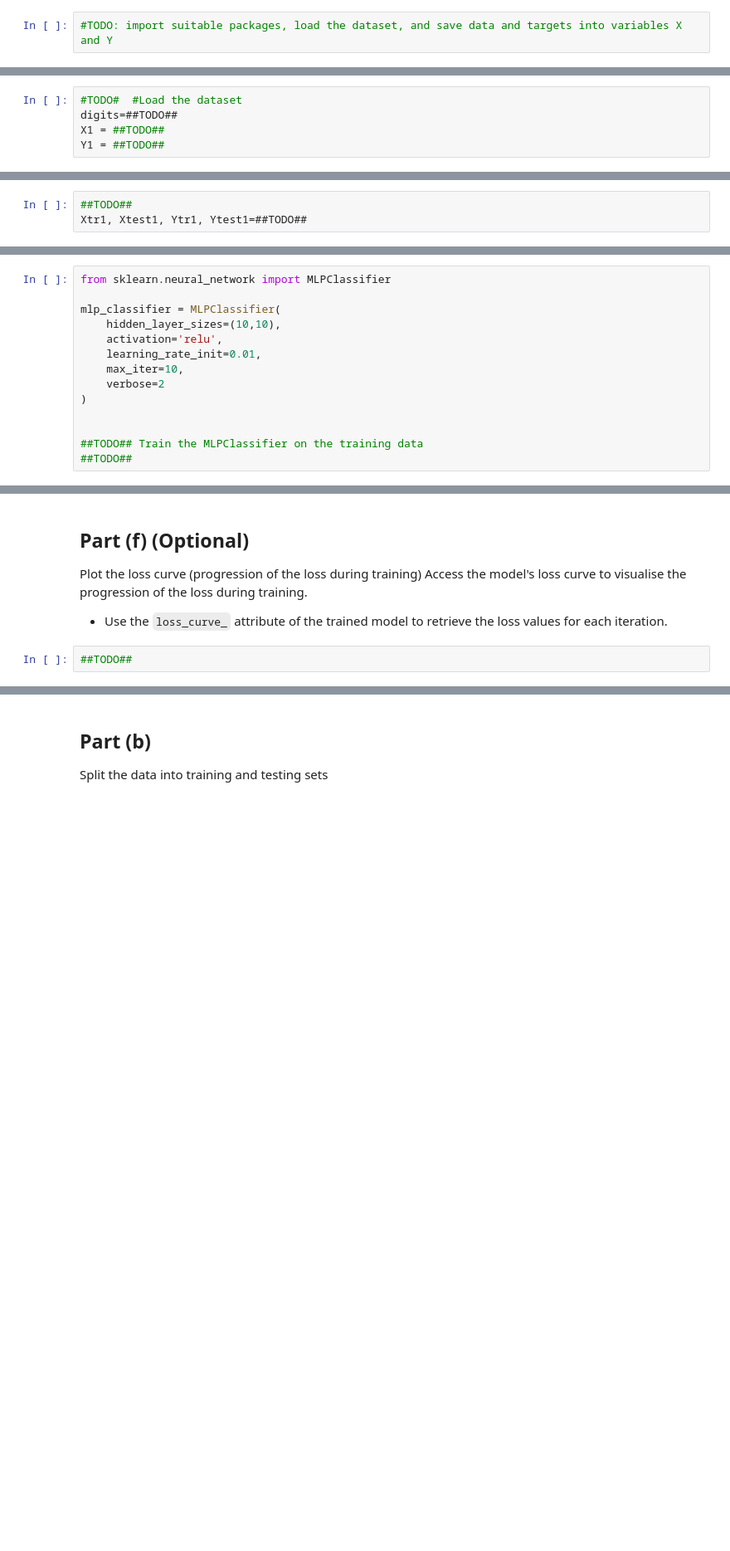
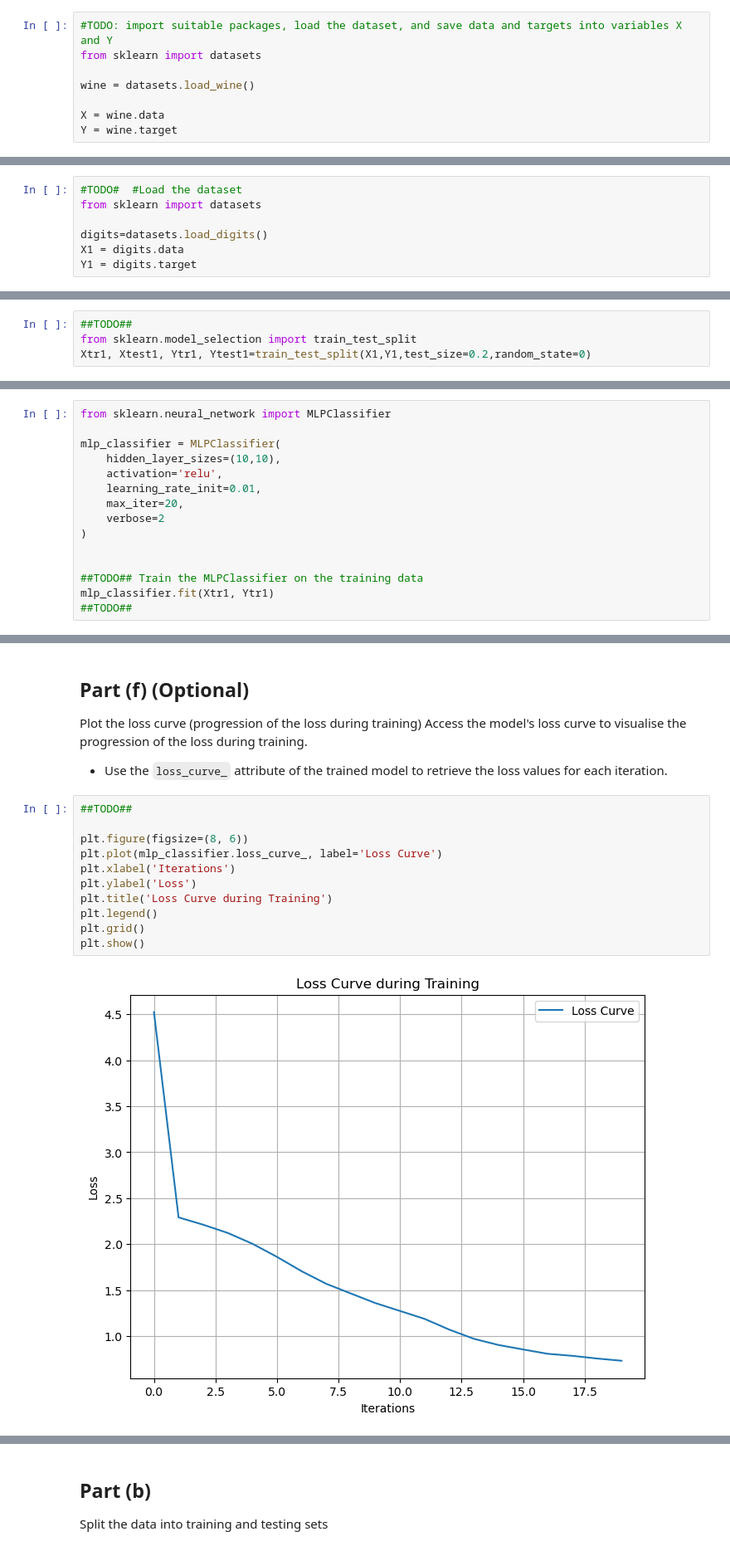
Before and after one commit to sisjkly/2024_25, a Jupyter notebook: worksheets/worksheet3.ipynb, the cells around one changed output, grey strips where cells are left out. Shown: that part at 83% size. Drawn from its saved outputs; the diff is of its cells as text; blank space fills up the shorter version.

```diff
--- a/worksheets/worksheet3.ipynb
+++ b/worksheets/worksheet3.ipynb
@@ -32,6 +34,12 @@ Take a look at the data in `X`. How many datapoints are there? How many features
 Take a look at the targets. Is this suitable for a classification algorithm or a regression algorithm?
 # %%
 #TODO: import suitable packages, load the dataset, and save data and targets into variables X and Y
+from sklearn import datasets
+
+wine = datasets.load_wine()
+
+X = wine.data
+Y = wine.target
 # %% [markdown]
 ## Part (b)
 
@@ -175,9 +227,11 @@ Take a look at the data in `X1`. How many datapoints are there? How many feature
 Take a look at the targets. How many classes does the output need to be classified into??
 # %%
 #TODO#  #Load the dataset
-digits=##TODO##
-X1 = ##TODO##
-Y1 = ##TODO##
+from sklearn import datasets
+
+digits=datasets.load_digits()
+X1 = digits.data
+Y1 = digits.target
 # %% [markdown]
 Look at the images corresponding to the input. Set the value of the target as the output.
 # %%
@@ -194,7 +250,8 @@ plt.show()
 Split the dataset into training and testing sets
 # %%
 ##TODO##
-Xtr1, Xtest1, Ytr1, Ytest1=##TODO##
+from sklearn.model_selection import train_test_split
+Xtr1, Xtest1, Ytr1, Ytest1=train_test_split(X1,Y1,test_size=0.2,random_state=0)
 # %% [markdown]
 ##  MLPClassifier from `sklearn.neural_network`
 - Designed for classification tasks
@@ -217,10 +274,11 @@ mlp_classifier = MLPClassifier(
     hidden_layer_sizes=(10,10),
     activation='relu',
     learning_rate_init=0.01,
-    max_iter=10,
+    max_iter=20,
     verbose=2
 )
 
 
 ##TODO## Train the MLPClassifier on the training data
+mlp_classifier.fit(Xtr1, Ytr1)
 ##TODO##
@@ -260,6 +360,17 @@ Access the model's loss curve to visualise the progression of the loss during tr
 - Use the `loss_curve_` attribute of the trained model to retrieve the loss values for each iteration.
 # %%
 ##TODO##
+
+plt.figure(figsize=(8, 6))
+plt.plot(mlp_classifier.loss_curve_, label='Loss Curve')
+plt.xlabel('Iterations')
+plt.ylabel('Loss')
+plt.title('Loss Curve during Training')
+plt.legend()
+plt.grid()
+plt.show()
+# %% [output]
+[figure, added]
 # %% [markdown]
 # 2.2.  Regression using Multilayer Perceptron
 Now, we’ll perform a regression task using a Multilayer Perceptron on the `load_diabetes` dataset. This dataset involves predicting a continuous target variable related to diabetes progression based on 10 numerical features.
```
Also changed, not shown: parts of 16 cells of this notebook, 2 other files.
